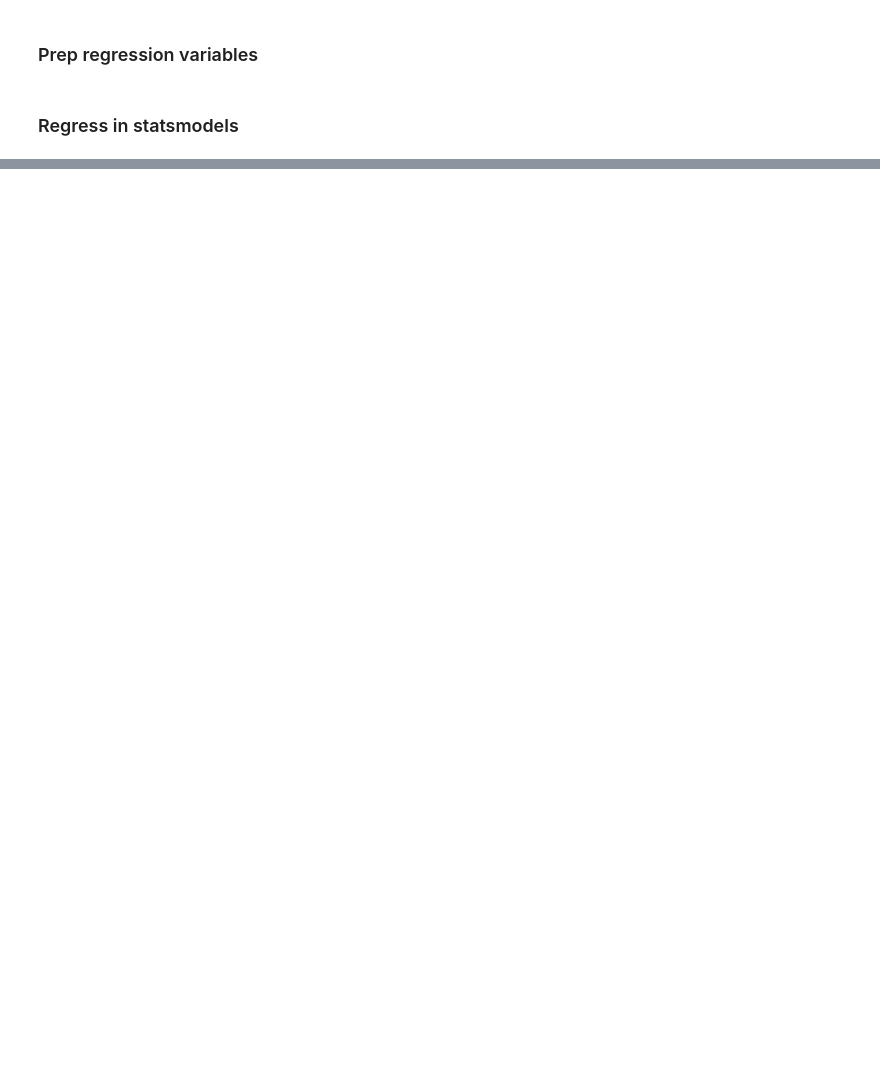
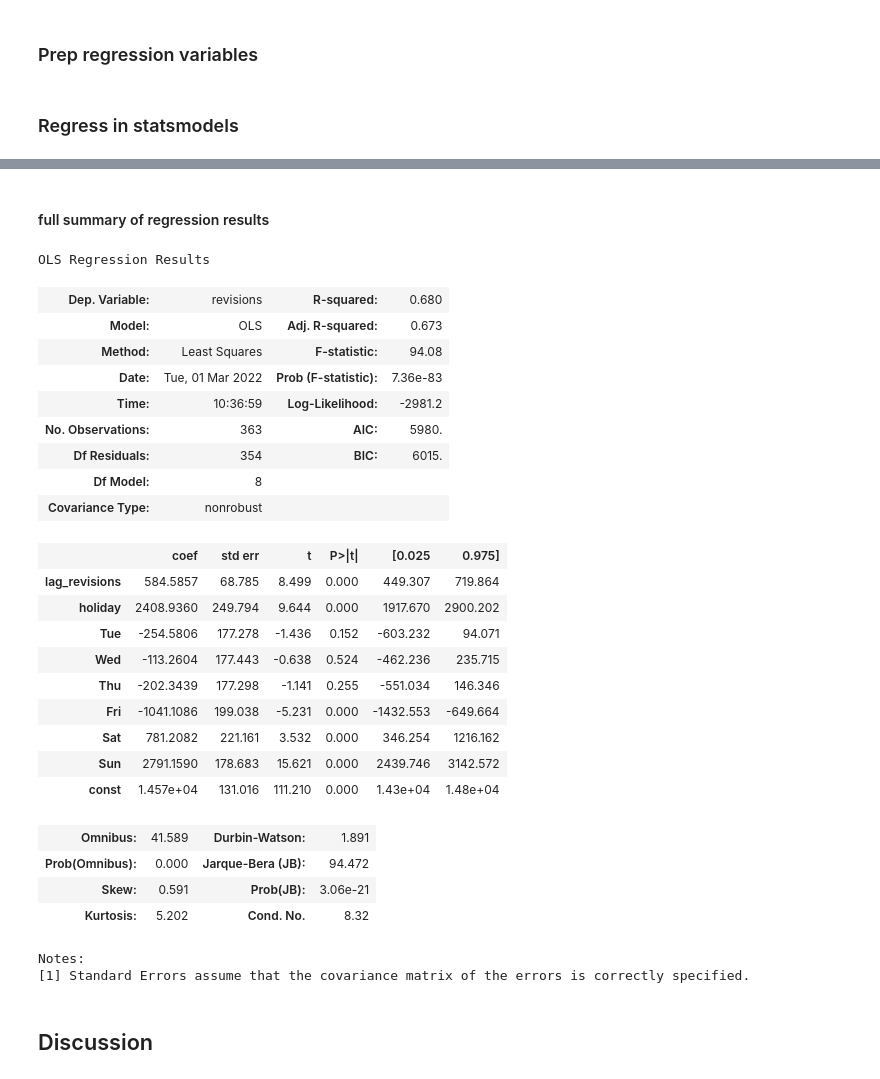
Before and after one commit to bhrdj/predwikt, a Jupyter notebook: notebooks/1.03-sfb-assess-jawiki-and-time-dependency.ipynb, the cells around one changed output, grey strips where cells are left out. Saved outputs shown, nothing was run; the diff lists cells and outputs as text; code cells hidden in the pictures; blank space fills up the shorter version.

```diff
--- a/notebooks/1.03-sfb-visualize-jawiki-and-time-dependency.ipynb
+++ b/notebooks/1.03-sfb-assess-jawiki-and-time-dependency.ipynb
@@ -144,7 +178,7 @@ plt.show()
 # %%
 # all_holidays includes observed-holidays, weekend holidays, and weekday holidays
 all_holidays = pd.read_csv(
-    home_path + '/git/predwikt/data/external/Japan_holidays.tsv',
+    '../data/external/Japan_holidays.tsv',
     delimiter='\t', usecols = ['Date', 'Name', 'Type'])
 all_holidays['Date'] = (
     all_holidays.Date
@@ -283,0 +338,33 @@ pd.DataFrame({'var':X.columns,'coeff':rslt.params.round(1), 'stderr':rslt.bse.ro
+# %% [markdown]
+#### full summary of regression results
+# %%
+rslt.summary()
+# %% [output]
+OLS Regression Results
+| Dep. Variable: | revisions | R-squared: | 0.680 |
+| Model: | OLS | Adj. R-squared: | 0.673 |
+| Method: | Least Squares | F-statistic: | 94.08 |
+| Date: | Tue, 01 Mar 2022 | Prob (F-statistic): | 7.36e-83 |
+| Time: | 10:36:59 | Log-Likelihood: | -2981.2 |
+| No. Observations: | 363 | AIC: | 5980. |
+| Df Residuals: | 354 | BIC: | 6015. |
+| Df Model: | 8 |  |  |
+| Covariance Type: | nonrobust |  |  |
+|  | coef | std err | t | P>|t| | [0.025 | 0.975] |
+| lag_revisions | 584.5857 | 68.785 | 8.499 | 0.000 | 449.307 | 719.864 |
+| holiday | 2408.9360 | 249.794 | 9.644 | 0.000 | 1917.670 | 2900.202 |
+| Tue | -254.5806 | 177.278 | -1.436 | 0.152 | -603.232 | 94.071 |
+| Wed | -113.2604 | 177.443 | -0.638 | 0.524 | -462.236 | 235.715 |
+| Thu | -202.3439 | 177.298 | -1.141 | 0.255 | -551.034 | 146.346 |
+| Fri | -1041.1086 | 199.038 | -5.231 | 0.000 | -1432.553 | -649.664 |
+| Sat | 781.2082 | 221.161 | 3.532 | 0.000 | 346.254 | 1216.162 |
+| Sun | 2791.1590 | 178.683 | 15.621 | 0.000 | 2439.746 | 3142.572 |
+| const | 1.457e+04 | 131.016 | 111.210 | 0.000 | 1.43e+04 | 1.48e+04 |
+| Omnibus: | 41.589 | Durbin-Watson: | 1.891 |
+| Prob(Omnibus): | 0.000 | Jarque-Bera (JB): | 94.472 |
+| Skew: | 0.591 | Prob(JB): | 3.06e-21 |
+| Kurtosis: | 5.202 | Cond. No. | 8.32 |
+Notes:
+[1] Standard Errors assume that the covariance matrix of the errors is correctly specified.
+# %% [markdown]
+## Discussion
```
Also changed, not shown: parts of 84 cells of this notebook, 12 other files.
